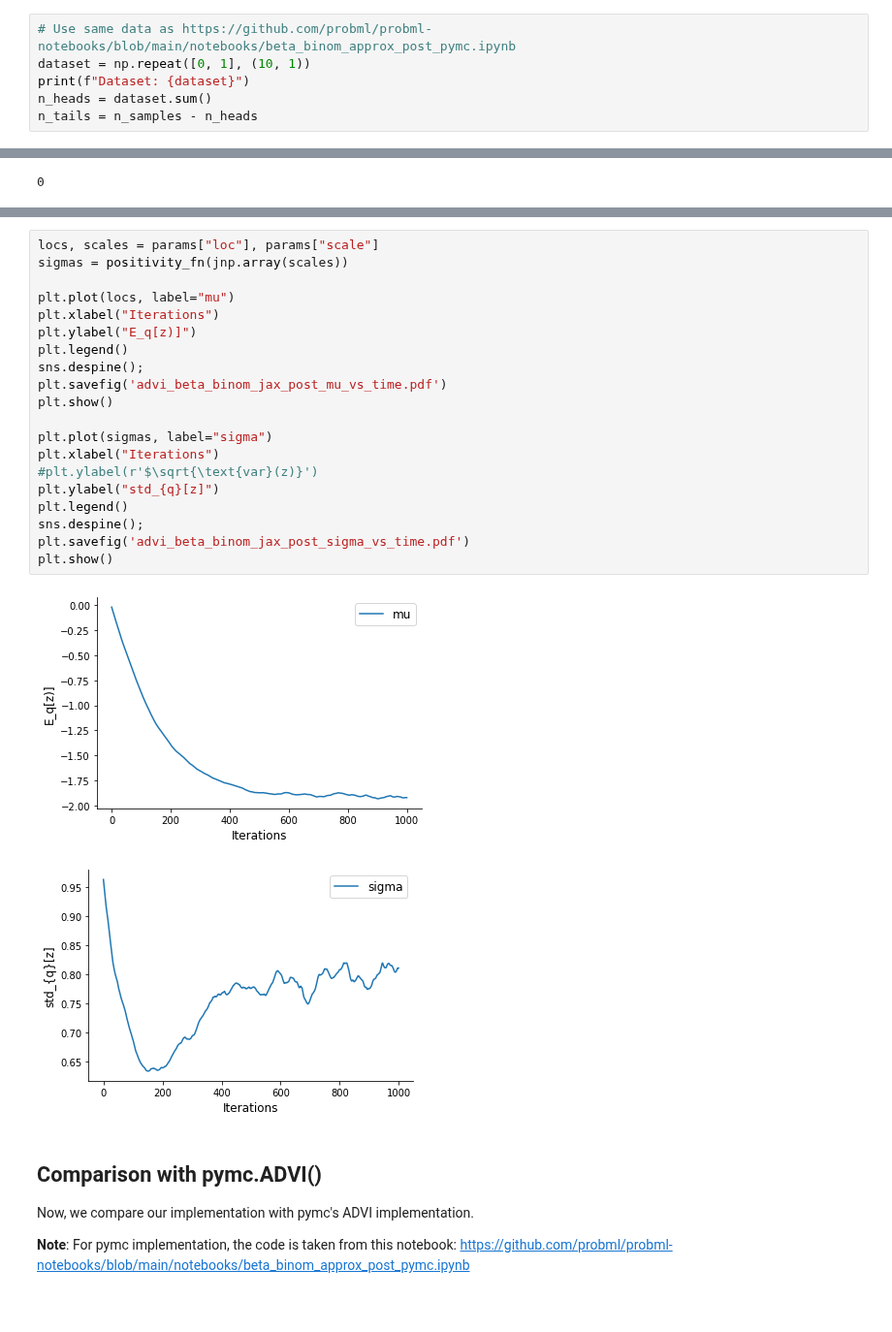
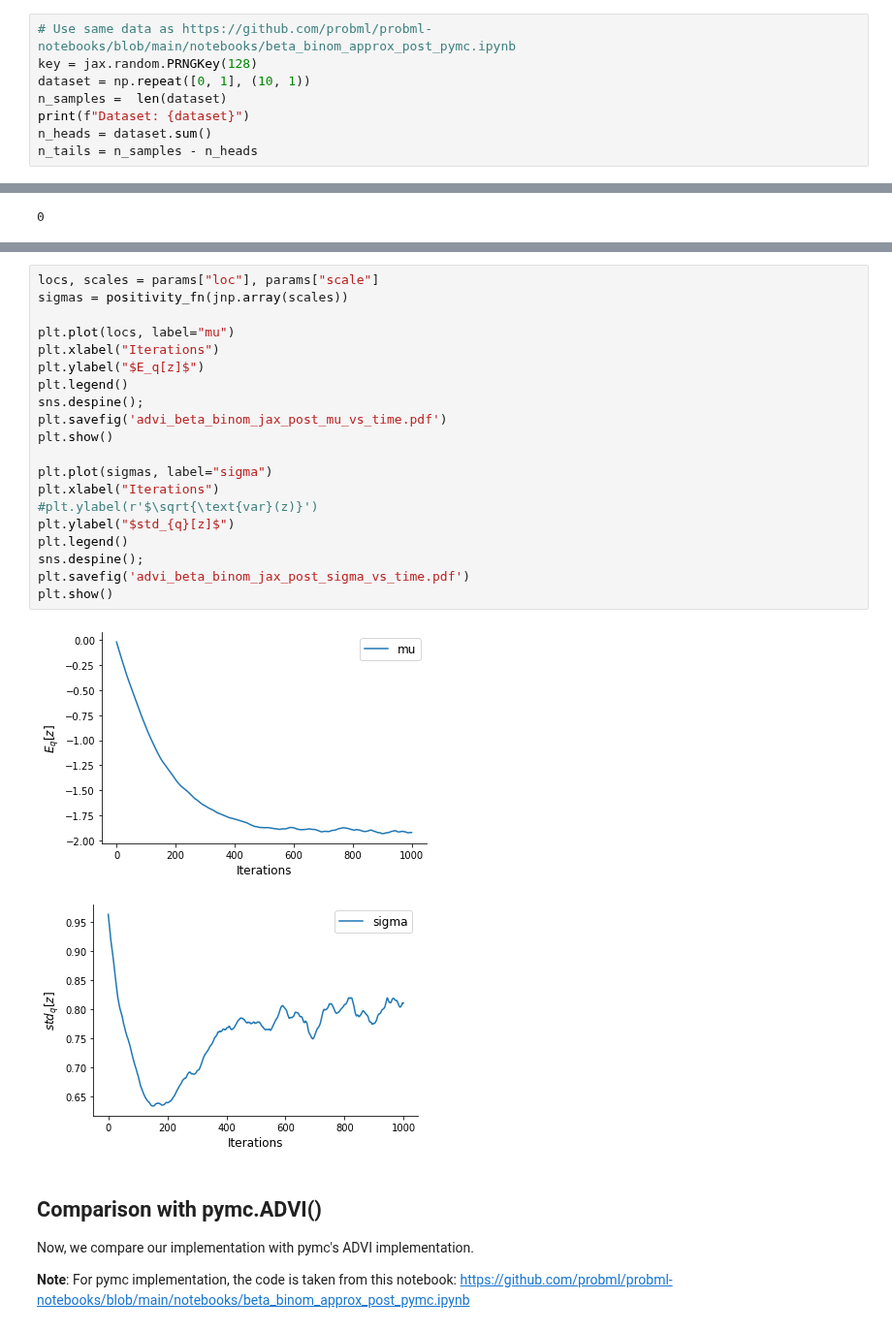
Before and after one commit to probml/probml-notebooks, a Jupyter notebook: notebooks/advi_beta_binom_jax.ipynb, the cells around one changed output, grey strips where cells are left out. Shown at 97% size. Saved outputs shown, nothing was run; the diff lists cells and outputs as text.

```diff
--- a/notebooks/advi_beta_binom_jax.ipynb
+++ b/notebooks/advi_beta_binom_jax.ipynb
@@ -99,6 +92,8 @@ Dataset: [1 1 1 0 0 0 0 0 0 1 0 1]
 # %%
 # Use same data as https://github.com/probml/probml-notebooks/blob/main/notebooks/beta_binom_approx_post_pymc.ipynb
+key = jax.random.PRNGKey(128)
 dataset = np.repeat([0, 1], (10, 1))
+n_samples =  len(dataset)
 print(f"Dataset: {dataset}")
 n_heads = dataset.sum()
 n_tails = n_samples - n_heads
@@ -325,26 +314,26 @@ tfp.distributions.Normal("Normal", batch_shape=[], event_shape=[], dtype=float32
 # %%
 locs, scales = params["loc"], params["scale"]
 sigmas = positivity_fn(jnp.array(scales))
 
 plt.plot(locs, label="mu")
 plt.xlabel("Iterations")
-plt.ylabel("E_q[z)]")
+plt.ylabel("$E_q[z]$")
 plt.legend()
 sns.despine();
 plt.savefig('advi_beta_binom_jax_post_mu_vs_time.pdf')
 plt.show()
 
 plt.plot(sigmas, label="sigma")
 plt.xlabel("Iterations")
 #plt.ylabel(r'$\sqrt{\text{var}(z)}')
-plt.ylabel("std_{q}[z]")
+plt.ylabel("$std_{q}[z]$")
 plt.legend()
 sns.despine();
 plt.savefig('advi_beta_binom_jax_post_sigma_vs_time.pdf')
 plt.show()
 # %% [output]
-[figure, old version]
+[figure, new version]
-[figure, old version]
+[figure, new version]
 # %% [markdown]
 
 ## Comparison with pymc.ADVI()
```
Also changed, not shown: parts of 14 cells of this notebook.
